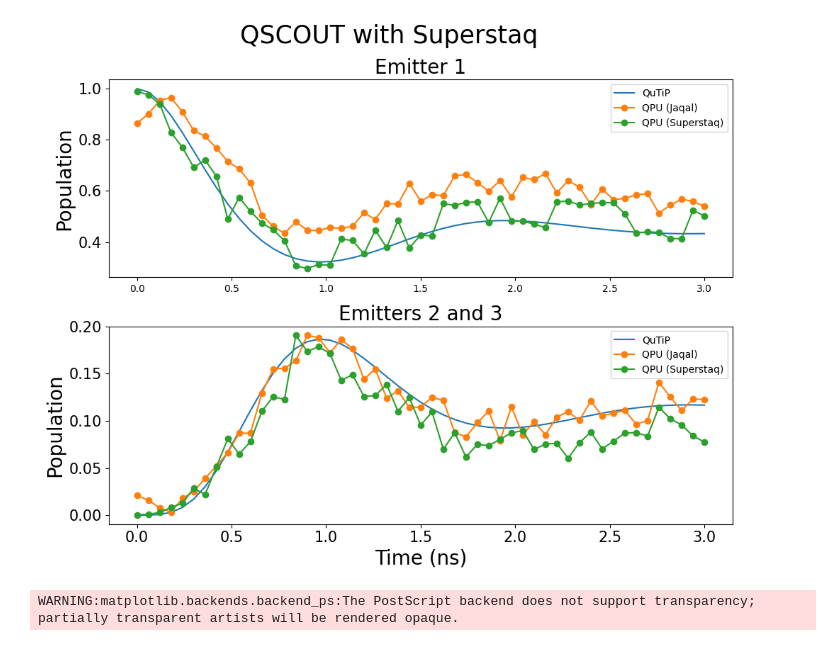
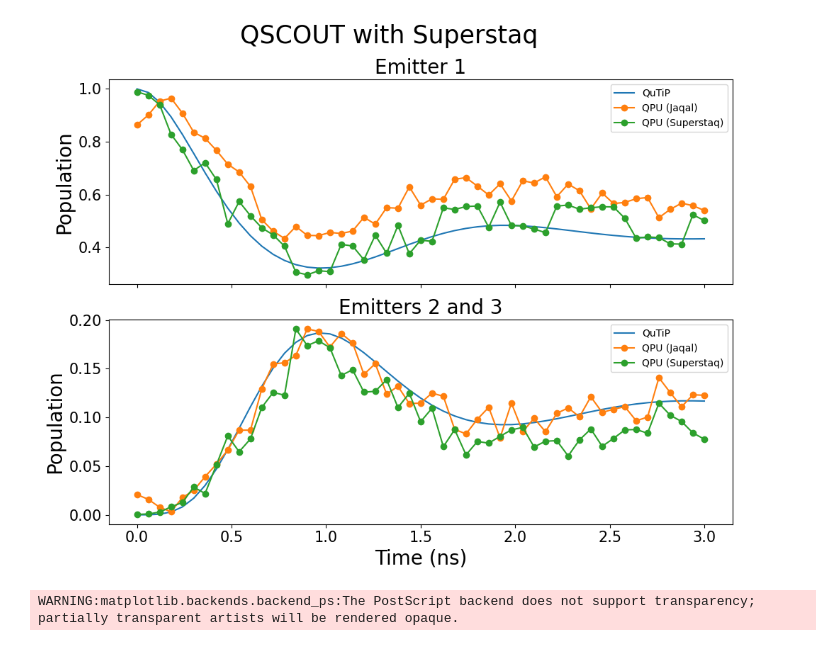
Before and after one commit to radulaski/CQED_quantum_simulation, a Jupyter notebook: notebooks/QSCOUT_Superstaq.ipynb, the cells around one changed output. Drawn from its saved outputs; the diff is of its cells as text; code cells hidden in the pictures.

```diff
--- a/notebooks/QSCOUT_Superstaq.ipynb
+++ b/notebooks/QSCOUT_Superstaq.ipynb
@@ -60,33 +60,34 @@ qscout_bitstrs = {
 # %%
 fig, axes = plt.subplots(2, 1, figsize=(10, 8))
 
 axes[0].set_title("Emitter 1", fontsize=20)
 axes[0].plot(qutip_results.index, qutip_results["Emitter 1"], label="QuTiP")
 axes[0].plot(times, jaqal_results["0010"], marker='o', label="QPU (Jaqal)")
 axes[0].plot(times, superstaq_results["1000"], marker='o', label="QPU (Superstaq)")
 axes[0].set_ylabel("Population", fontsize=20)
 axes[0].legend()
 axes[0].tick_params(axis='y', labelsize=15)
+axes[0].set_xticklabels([])
 
 axes[1].set_title("Emitters 2 and 3", fontsize=20)
 axes[1].plot(qutip_results.index, qutip_results["Emitter 2"], label="QuTiP")
 axes[1].plot(times, jaqal_results["avg_0100_1000"], marker='o', label="QPU (Jaqal)")
 axes[1].plot(times, superstaq_results["avg_0100_0010"], marker='o', label="QPU (Superstaq)")
 
 axes[1].set_ylabel("Population", fontsize=20)
 axes[1].legend()
 axes[1].tick_params(axis='y', labelsize=15)
 axes[1].tick_params(axis='x', labelsize=15)
 
 axes[1].set_xlabel("Time (ns)", fontsize=20)
 
 fig.suptitle("QSCOUT with Superstaq: SWAP mirroring", fontsize=25)
 plt.tight_layout()
 
 fig.suptitle("QSCOUT with Superstaq", fontsize=25)
 plt.tight_layout()
 # %% [output]
-[figure, old version]
+[figure, new version]
 # %%
 fig.savefig("../figures/QSCOUT_superstaq.eps")
 # %% [output]
```
Also changed, not shown: 5 other files.
